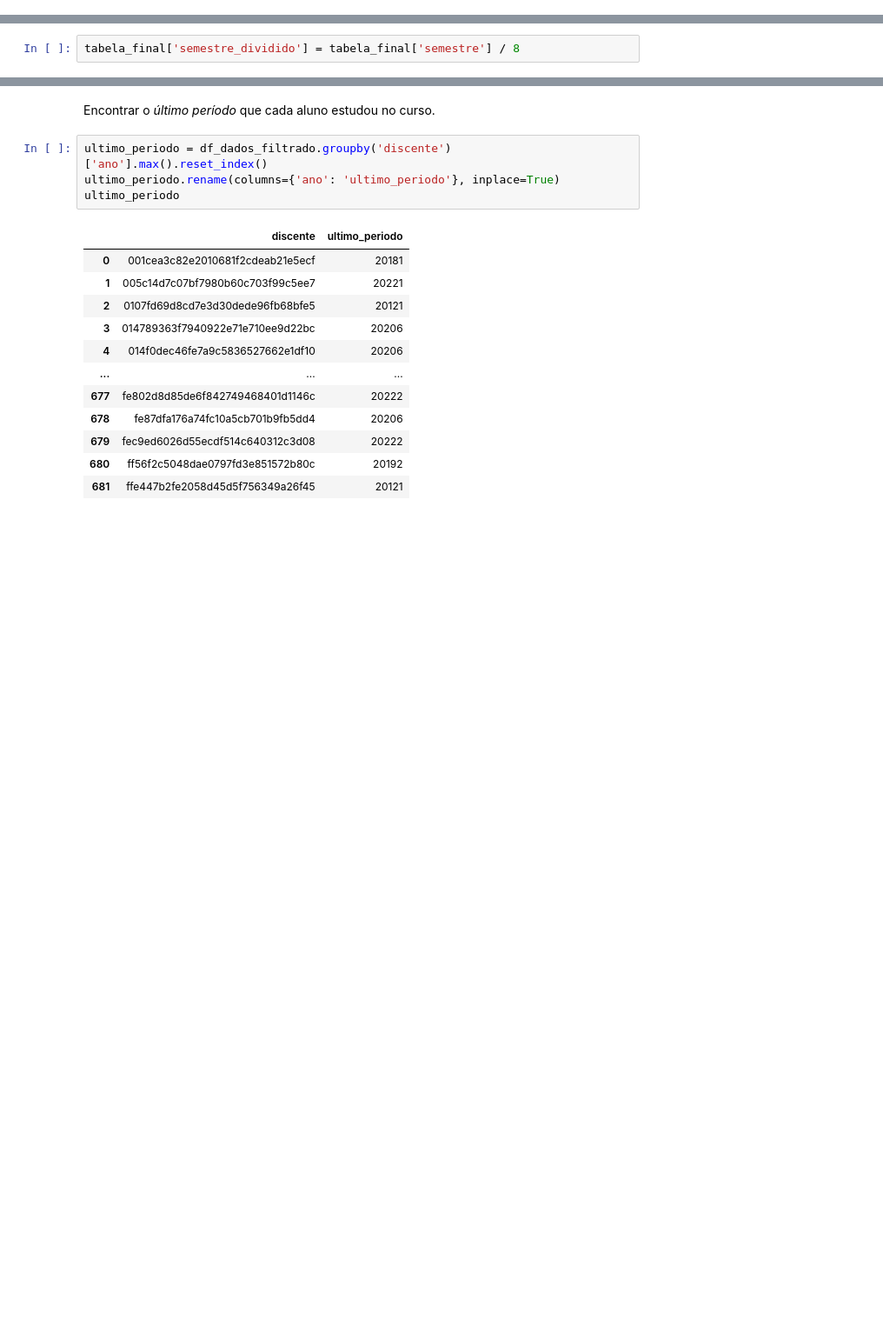
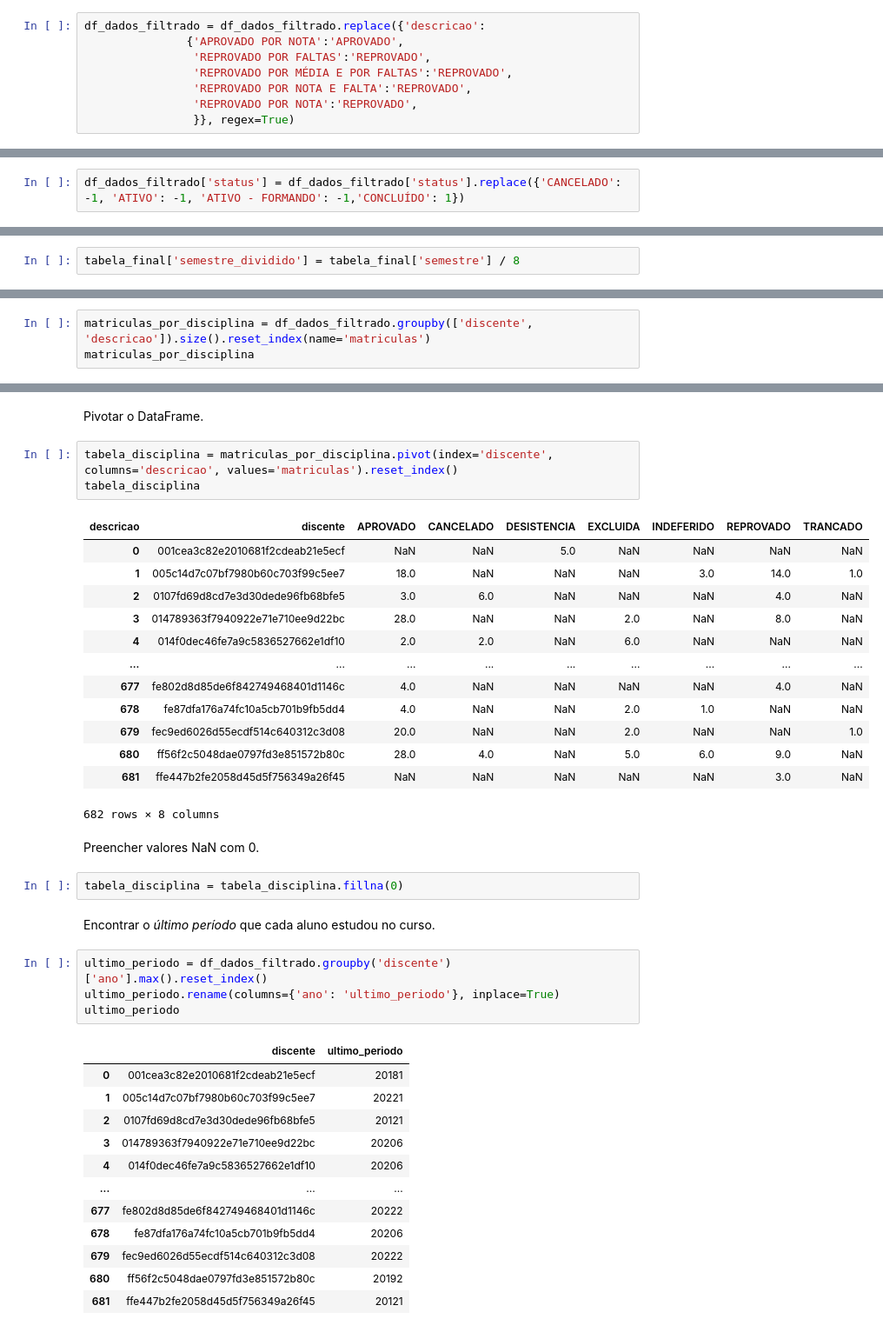
Before and after one commit to wanessabezerra/dataframe-bsi, a Jupyter notebook: datasets/dados-extraidos.ipynb, the cells around one changed output, grey strips where cells are left out. Shown: that part at 87% size. Cells and saved outputs as stored; diff of their text form; blank space fills up the shorter version.

```diff
--- a/datasets/dados-extraidos.ipynb
+++ b/datasets/dados-extraidos.ipynb
@@ -114,3 +117,11 @@ df_dados_filtrado
 | 53193 | 22f4aed4a073c5e9515a8669e9c102f3 | 1.0 | 5,2 | APROVADO POR NOTA | 20222 | 62764 | PROGRAMAÇÃO VISUAL | 60 | M | ... |
 | 53199 | 943463d2de8c6a60ec5f5d959ba7f1ac | 1.0 | 10,0 | APROVADO | 20222 | 2054400 | MATEMÁTICA FINANCEIRA | 60 | M | ... |
 14343 rows × 12 columns
+# %%
+df_dados_filtrado = df_dados_filtrado.replace({'descricao':
+               {'APROVADO POR NOTA':'APROVADO',
+                'REPROVADO POR FALTAS':'REPROVADO',
+                'REPROVADO POR MÉDIA E POR FALTAS':'REPROVADO',
+                'REPROVADO POR NOTA E FALTA':'REPROVADO',
+                'REPROVADO POR NOTA':'REPROVADO',
+                }}, regex=True)
@@ -149,3 +204,5 @@ tabela_final
+# %%
+df_dados_filtrado['status'] = df_dados_filtrado['status'].replace({'CANCELADO': -1, 'ATIVO': -1, 'ATIVO - FORMANDO': -1,'CONCLUÍDO': 1})
 # %% [markdown]
 Adicionando o *status* para cada discente.
 # %%
@@ -192,0 +254,3 @@ tabela_final['semestre_dividido'] = tabela_final['semestre'] / 8
+# %%
+matriculas_por_disciplina = df_dados_filtrado.groupby(['discente', 'descricao']).size().reset_index(name='matriculas')
+matriculas_por_disciplina
@@ -193,3 +271,26 @@ tabela_final['semestre_dividido'] = tabela_final['semestre'] / 8
+# %% [markdown]
+Pivotar o DataFrame.
+# %%
+tabela_disciplina = matriculas_por_disciplina.pivot(index='discente', columns='descricao', values='matriculas').reset_index()
+tabela_disciplina
+# %% [output]
+| descricao | discente | APROVADO | CANCELADO | DESISTENCIA | EXCLUIDA | INDEFERIDO | REPROVADO | TRANCADO |
+| 0 | 001cea3c82e2010681f2cdeab21e5ecf | NaN | NaN | 5.0 | NaN | NaN | NaN | NaN |
+| 1 | 005c14d7c07bf7980b60c703f99c5ee7 | 18.0 | NaN | NaN | NaN | 3.0 | 14.0 | 1.0 |
+| 2 | 0107fd69d8cd7e3d30dede96fb68bfe5 | 3.0 | 6.0 | NaN | NaN | NaN | 4.0 | NaN |
+| 3 | 014789363f7940922e71e710ee9d22bc | 28.0 | NaN | NaN | 2.0 | NaN | 8.0 | NaN |
+| 4 | 014f0dec46fe7a9c5836527662e1df10 | 2.0 | 2.0 | NaN | 6.0 | NaN | NaN | NaN |
+| ... | ... | ... | ... | ... | ... | ... | ... | ... |
+| 677 | fe802d8d85de6f842749468401d1146c | 4.0 | NaN | NaN | NaN | NaN | 4.0 | NaN |
+| 678 | fe87dfa176a74fc10a5cb701b9fb5dd4 | 4.0 | NaN | NaN | 2.0 | 1.0 | NaN | NaN |
+| 679 | fec9ed6026d55ecdf514c640312c3d08 | 20.0 | NaN | NaN | 2.0 | NaN | NaN | 1.0 |
+| 680 | ff56f2c5048dae0797fd3e851572b80c | 28.0 | 4.0 | NaN | 5.0 | 6.0 | 9.0 | NaN |
+| 681 | ffe447b2fe2058d45d5f756349a26f45 | NaN | NaN | NaN | NaN | NaN | 3.0 | NaN |
+682 rows × 8 columns
+# %% [markdown]
+Preencher valores NaN com 0.
+# %%
+tabela_disciplina = tabela_disciplina.fillna(0)
 # %% [markdown]
 Encontrar o *último período* que cada aluno estudou no curso.
 # %%
```
Also changed, not shown: parts of 21 cells of this notebook.
